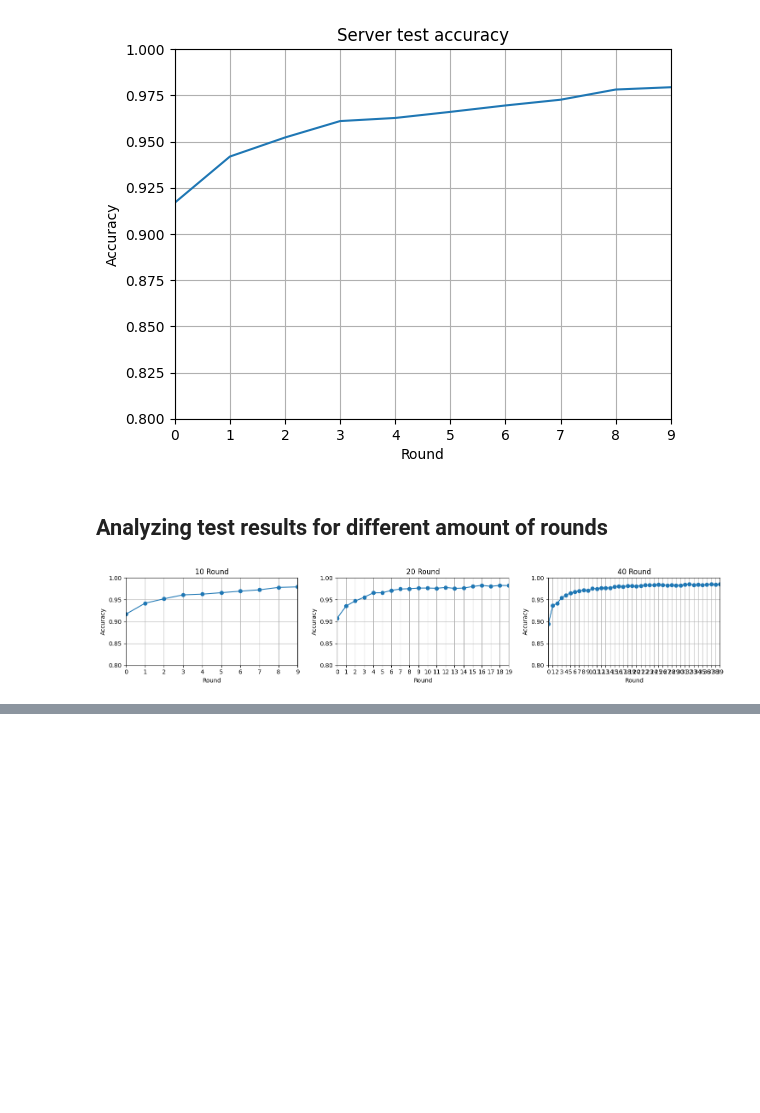
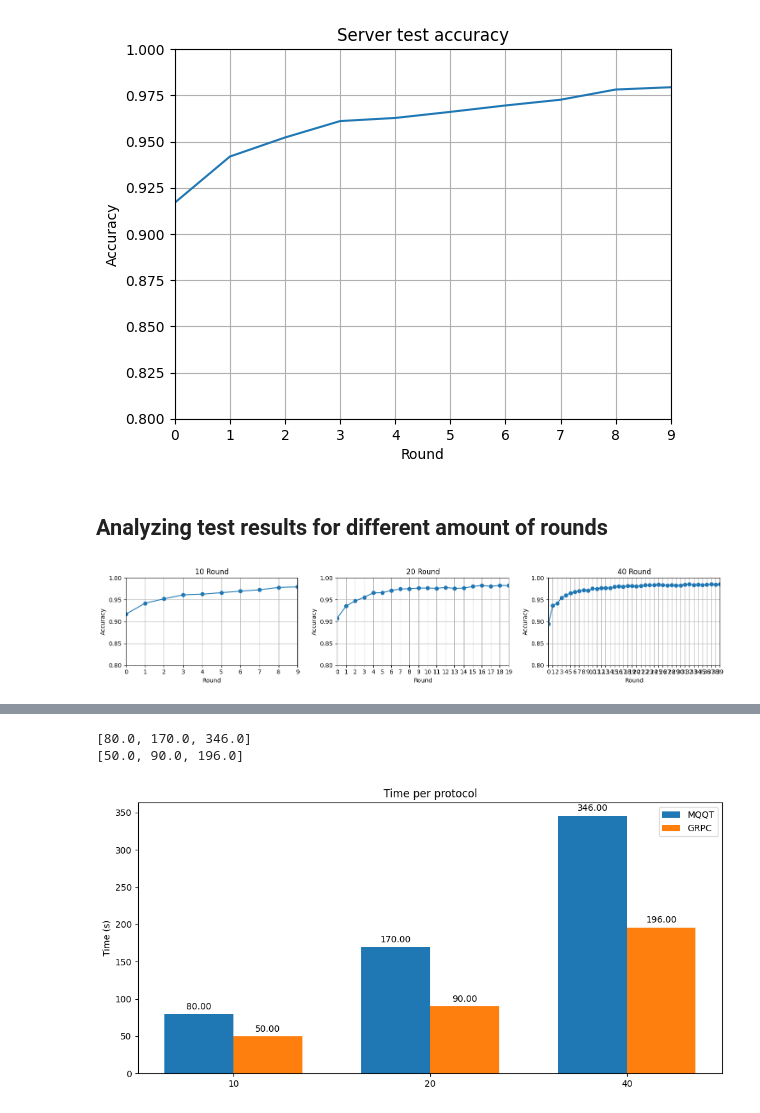
Before and after one commit to AHalic/decentralized_federated_system, a Jupyter notebook: analysis/results_analysis.ipynb, the cells around one changed output, grey strips where cells are left out. Cells and saved outputs as stored; diff of their text form; code cells hidden in the pictures; blank space fills up the shorter version.

```diff
--- a/analysis/results_analysis.ipynb
+++ b/analysis/results_analysis.ipynb
@@ -192,0 +307,3 @@ plt.savefig(f"server_test_acc_10_20_40.png")
+# %%
+grpc_test_client_df_raw = pd.read_csv("https://raw.githubusercontent.com/beamaia/federated_system_mnist/main/test_client_results.csv")
+grpc_test_client_df_raw.head()
@@ -192,0 +317,3 @@ plt.savefig(f"server_test_acc_10_20_40.png")
+# %%
+grpc_test_server_df_raw = pd.read_csv("https://raw.githubusercontent.com/beamaia/federated_system_mnist/main/test_server_results.csv")
+grpc_test_server_df_raw.head()
@@ -192,0 +378,13 @@ plt.savefig(f"server_test_acc_10_20_40.png")
+# %%
+timestamp_df_40 = grpc_client_train_results_40df['timestamp']
+timestamp_df_40 = pd.concat([timestamp_df_40, grpc_client_test_results_40df['timestamp']])
+timestamp_df_40 = pd.concat([timestamp_df_40, grpc_server_test_results_40df['timestamp']])
+
+max_time_40_aux = timestamp_df_40.max()
+min_time_40_aux = timestamp_df_40.min()
+
+max_time_40 = transform_time(max_time_40_aux)
+min_time_40 = transform_time(min_time_40_aux)
+print(max_time_40)
+print(min_time_40)
+diff_time_grpc40 = max_time_40 - min_time_40
@@ -192,0 +414,45 @@ plt.savefig(f"server_test_acc_10_20_40.png")
+# %%
+# bar plot, comparing the time between the two protocols
+import numpy as np
+
+labels = ['MQQT', 'GRPC']
+mqqt = [diff_time_mqqt10.total_seconds(), diff_time_mqqt20.total_seconds(), diff_time_mqqt40.total_seconds()]
+grpc = [diff_time_grpc10.total_seconds(), diff_time_grpc20.total_seconds(), diff_time_grpc40.total_seconds()]
+
+print(mqqt)
+print(grpc)
+
+x = np.arange(3)
+x_labels = [10, 20, 40]
+width = 0.35
+
+fig, ax = plt.subplots(figsize=(10, 5))
+rects1 = ax.bar(x - width/2, mqqt, width, label='MQQT')
+rects2 = ax.bar(x + width/2, grpc, width, label='GRPC')
+
+ax.set_ylabel('Time (s)')
+ax.set_title('Time per protocol')
+ax.set_xticks(x)
+ax.set_xticklabels(x_labels)
+ax.legend()
+
+# plot numbers above the bars
+def autolabel(rects):
+    for rect in rects:
+        height = rect.get_height()
+        ax.annotate(f'{height:.2f}',
+                    xy=(rect.get_x() + rect.get_width() / 2, height),
+                    xytext=(0, 3),
+                    textcoords="offset points",
+                    ha='center', va='bottom')
+
+autolabel(rects1)
+autolabel(rects2)
+
+fig.tight_layout()
+
+plt.savefig(f"time_per_protocol.png")
+# %% [output]
+[80.0, 170.0, 346.0]
+[50.0, 90.0, 196.0]
+[figure, added]
```
Also changed, not shown: parts of 16 cells of this notebook, 5 other files.
